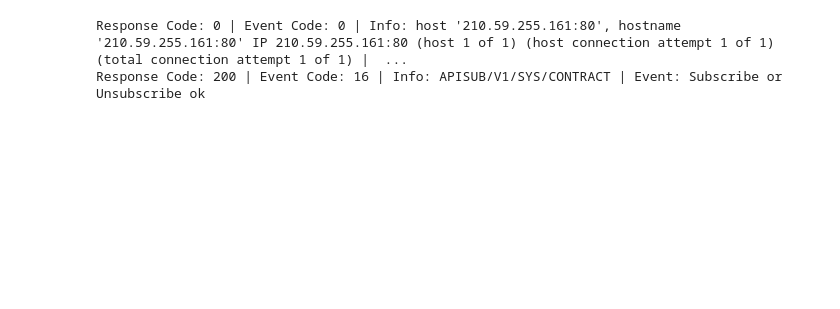
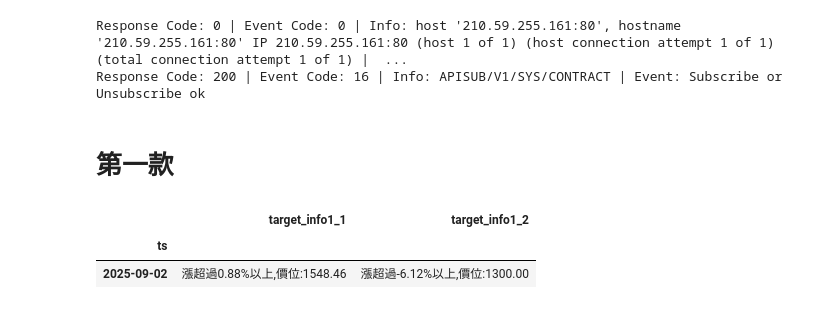
Before and after one commit to gostcok/WarningList, a Jupyter notebook: shioaji.ipynb, the cells around one changed output. Saved outputs shown, nothing was run; the diff lists cells and outputs as text; code cells hidden in the pictures; blank space fills up the shorter version.

```diff
--- a/shioaji.ipynb
+++ b/shioaji.ipynb
@@ -60,0 +33,45 @@ df=df[df['iterm1_1'] | df['iterm1_2']][['code','target_info1_1','target_info1_2'
+# %% [markdown]
+# 第一款
+# %%
+stock_code='6515'
+kbars=get_kbar(stock_code)
+
+df = pd.DataFrame({**kbars})
+df.ts = pd.to_datetime(df.ts)
+# df
+df = df.groupby(df.ts.dt.date).agg({ "Open": "first", "High": "max", "Low": "min", "Close": "last", "Volume": "sum", "Amount": "sum" })
+df.drop(columns=["Open", "High", "Low", 'Amount'], inplace=True)
+df['code']=stock_code
+df['pct'] = df['Close'].pct_change()
+df['6pct'] = df['pct'].rolling(6).sum()
+
+iterm1_1 = (df['6pct']*100 > 32)
+iterm1_2 = (df['6pct']*100 > 25) & (df['Close'] - df['Close'].shift(5) >=50)
+
+df['notice']= iterm1_1 | iterm1_2
+df['pre_punished'] = (df['notice'].rolling(2).sum()==2) & (df['notice'].rolling(3).sum()!=3)
+
+df['target_pct_1(%)'] = (32-df['pct'].rolling(5).sum()*100).where(df['pre_punished'])
+df['target_pct_2_v1(%)'] = (25-df['pct'].rolling(5).sum()*100).where(df['pre_punished'])
+df['target_pct_2_v2($)'] = (df['Close'].shift(4) + 50).where(df['pre_punished'])
+
+df['target_info1_1'] = df.apply(
+    lambda row: '一定處置' if pd.notna(row['target_pct_1(%)']) and row['target_pct_1(%)'] < -10
+                else f"漲超過{row['target_pct_1(%)']:.2f}%以上,價位:{row['Close']*(1+row['target_pct_1(%)']/100):.2f}"
+                if pd.notna(row['target_pct_1(%)']) else None,
+    axis=1
+)
+
+df['target_info1_2'] = df.apply(
+    lambda row: '一定處置' if (pd.notna(row['target_pct_2_v1(%)'])) and (row['target_pct_2_v1(%)'] < -10) and (row['target_pct_2_v2($)'] < row['Close']*0.9 )
+                else f"漲超過{row['target_pct_2_v1(%)']:.2f}%以上,價位:{max(row['target_pct_2_v2($)'],row['Close']*(1+row['target_pct_2_v1(%)']/100)):.2f}"
+                if pd.notna(row['target_pct_2_v1(%)']) else None,
+    axis=1
+)
+
+df = df[df['pre_punished']][['target_info1_1','target_info1_2']]
+df
+# %% [output]
+|  | target_info1_1 | target_info1_2 |
+| ts |  |  |
+| 2025-09-02 | 漲超過0.88%以上,價位:1548.46 | 漲超過-6.12%以上,價位:1300.00 |
```
Also changed, not shown: parts of 21 cells of this notebook.
